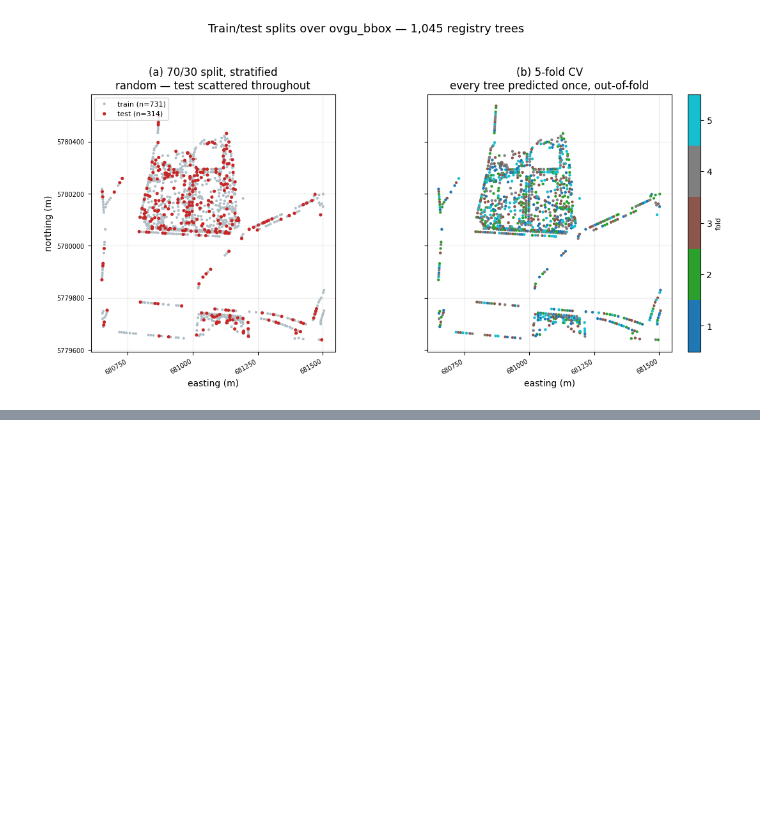
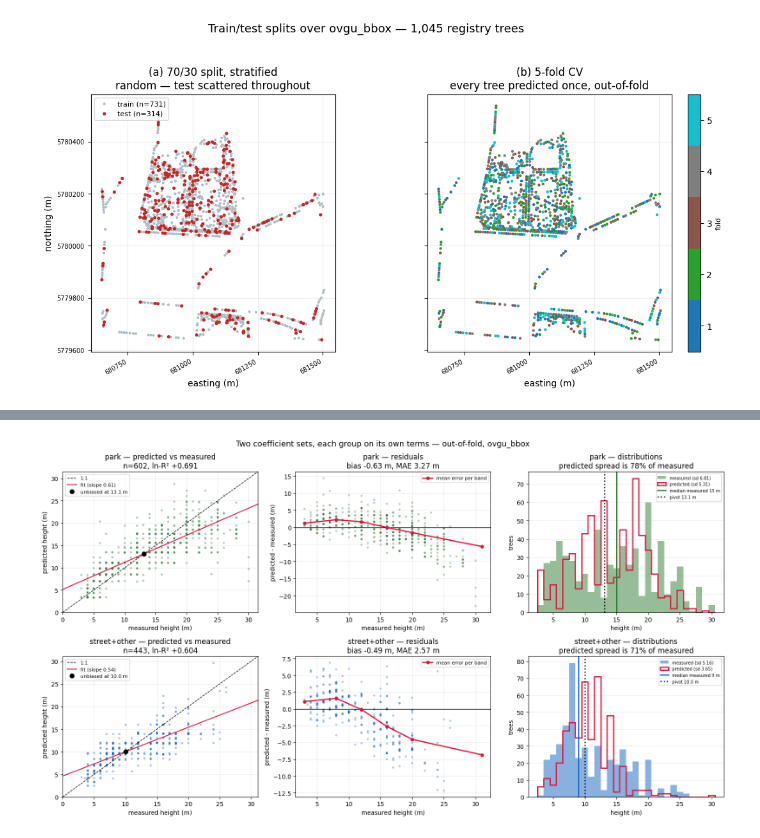
Before and after one commit to KumarJonnala/urban-tree-segmentation, a Jupyter notebook: test_notebooks/holdout_validation.ipynb, the cells around one changed output, grey strips where cells are left out. Saved outputs shown, nothing was run; the diff lists cells and outputs as text; code cells hidden in the pictures; blank space fills up the shorter version.

```diff
--- a/test_notebooks/holdout_validation.ipynb
+++ b/test_notebooks/holdout_validation.ipynb
@@ -355,0 +702,53 @@ plt.show()
+# %%
+fig, ax = plt.subplots(2, 3, figsize=(16, 9))
+GCOL = {"park": "#2e7d32", "street+other": "#1565c0"}
+
+for r, lev in enumerate(LEVELS):
+    m   = GROUP == lev
+    obs = trees["Baumhoehe"].to_numpy()[m]
+    prd = pred_2set[m]
+    st, bd = grp_stats[lev], grp_bands[lev]
+    col = GCOL[lev]
+
+    # predicted vs measured, with the fitted line and the pivot
+    a = ax[r, 0]
+    a.scatter(obs, prd, s=12, alpha=.4, color=col, edgecolors="none")
+    lim = [0, max(obs.max(), prd.max()) * 1.05]
+    a.plot(lim, lim, "k--", lw=1, label="1:1")
+    xs = np.array(lim)
+    a.plot(xs, st["slope"] * xs + (st["pivot_m"] * (1 - st["slope"])), "-", color="crimson", lw=1.5,
+           label=f"fit (slope {st['slope']:.2f})")
+    a.plot([st["pivot_m"]], [st["pivot_m"]], "o", color="black", ms=7, zorder=5,
+           label=f"unbiased at {st['pivot_m']:.1f} m")
+    a.set(xlim=lim, ylim=lim, xlabel="measured height (m)", ylabel="predicted height (m)",
+          title=f"{lev} — predicted vs measured\nn={st['n']}, ln-R² {st['r2_ln']:+.3f}")
+    a.legend(fontsize=8, loc="upper left"); a.grid(alpha=.25)
+
+    # residual vs measured, with the per-band mean traced through
+    a = ax[r, 1]
+    a.axhline(0, color="k", lw=1)
+    a.scatter(obs, prd - obs, s=12, alpha=.35, color=col, edgecolors="none")
+    ctr = [i.left + (i.right - i.left) / 2 for i in bd.index]
+    a.plot(ctr, bd["bias_m"], "o-", color="crimson", lw=2, ms=5, label="mean error per band")
+    a.set(xlabel="measured height (m)", ylabel="predicted - measured (m)",
+          title=f"{lev} — residuals\nbias {st['bias_m']:+.2f} m, MAE {st['MAE_m']:.2f} m")
+    a.legend(fontsize=8); a.grid(alpha=.25)
+
+    # the two distributions this group is squeezing between
+    a = ax[r, 2]
+    bins = np.arange(2.5, 31.5, 1)
+    a.hist(obs, bins=bins, color=col, alpha=.5, label=f"measured (sd {st['sd_measured_m']:.2f})")
+    a.hist(prd, bins=bins, histtype="step", lw=2, color="crimson",
+           label=f"predicted (sd {st['sd_predicted_m']:.2f})")
+    a.axvline(st["median_measured_m"], color=col, lw=2, ls="-",
+              label=f"median measured {st['median_measured_m']:.0f} m")
+    a.axvline(st["pivot_m"], color="black", lw=2, ls=":", label=f"pivot {st['pivot_m']:.1f} m")
+    a.set(xlabel="height (m)", ylabel="trees",
+          title=f"{lev} — distributions\npredicted spread is {st['sd_ratio_pct']:.0f}% of measured")
+    a.legend(fontsize=7); a.grid(alpha=.25, axis="y")
+
+fig.suptitle("Two coefficient sets, each group on its own terms — out-of-fold, ovgu_bbox", fontsize=13)
+fig.tight_layout()
+plt.show()
+# %% [output]
+[figure, added]
```
Also changed, not shown: parts of 23 cells of this notebook, 8 other files.
